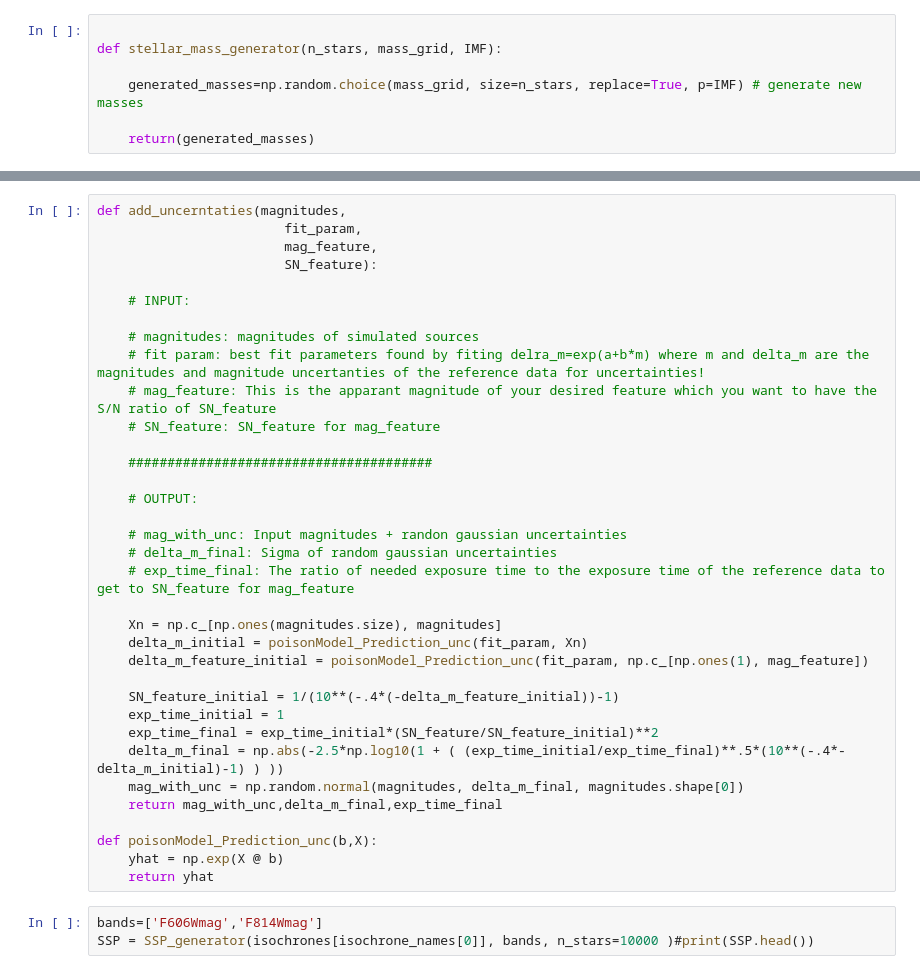
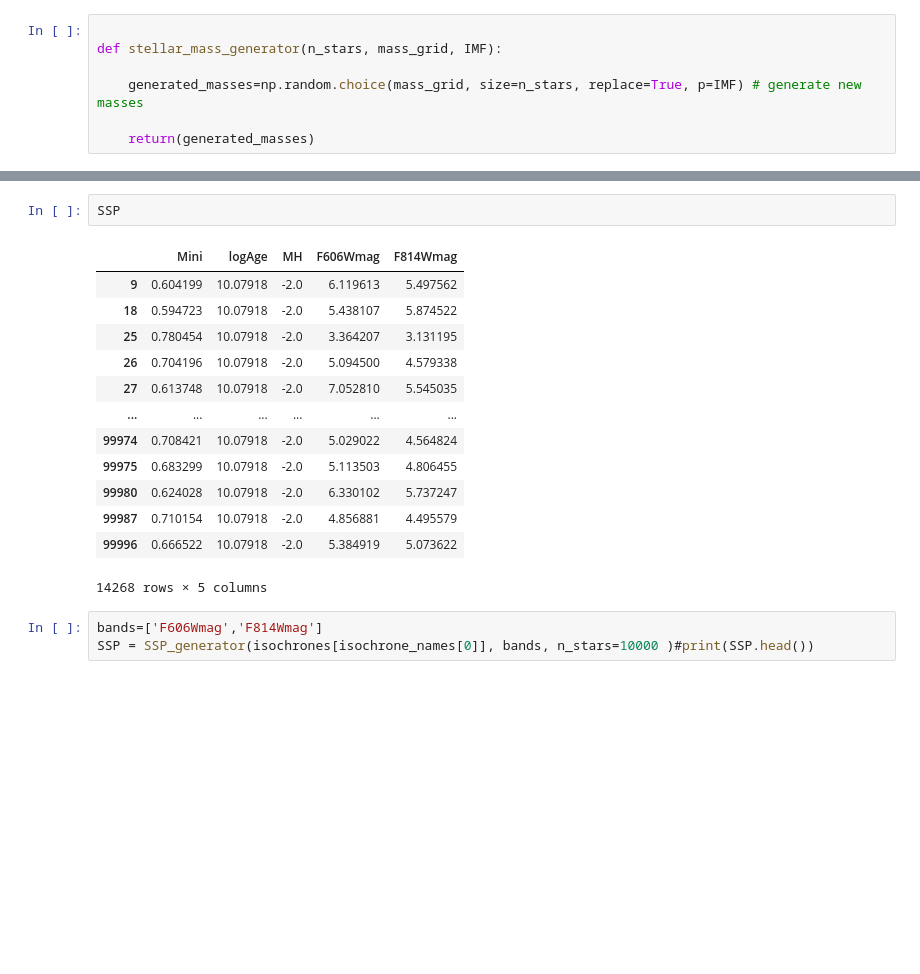
Before and after one commit to hapei/SSP_generator, a Jupyter notebook: star_factory/SSP.ipynb, the cells around one changed output, grey strips where cells are left out. Cells and saved outputs as stored; diff of their text form; blank space fills up the shorter version.

```diff
--- a/star_factory/SSP.ipynb
+++ b/star_factory/SSP.ipynb
@@ -208,38 +224,19 @@ No artists with labels found to put in legend.  Note that artists whose label st
-# %%
-def add_uncerntaties(magnitudes,
-                        fit_param,
-                        mag_feature,
-                        SN_feature):
-
-    # INPUT:
-
-    # magnitudes: magnitudes of simulated sources
-    # fit param: best fit parameters found by fiting delra_m=exp(a+b*m) where m and delta_m are the magnitudes and magnitude uncertanties of the reference data for uncertainties!
-    # mag_feature: This is the apparant magnitude of your desired feature which you want to have the S/N ratio of SN_feature
-    # SN_feature: SN_feature for mag_feature
-
-    #######################################
-
-    # OUTPUT:
-
-    # mag_with_unc: Input magnitudes + randon gaussian uncertainties
-    # delta_m_final: Sigma of random gaussian uncertainties
-    # exp_time_final: The ratio of needed exposure time to the exposure time of the reference data to get to SN_feature for mag_feature
-
-    Xn = np.c_[np.ones(magnitudes.size), magnitudes]
-    delta_m_initial = poisonModel_Prediction_unc(fit_param, Xn)
-    delta_m_feature_initial = poisonModel_Prediction_unc(fit_param, np.c_[np.ones(1), mag_feature])
-
-    SN_feature_initial = 1/(10**(-.4*(-delta_m_feature_initial))-1)
-    exp_time_initial = 1
-    exp_time_final = exp_time_initial*(SN_feature/SN_feature_initial)**2
-    delta_m_final = np.abs(-2.5*np.log10(1 + ( (exp_time_initial/exp_time_final)**.5*(10**(-.4*-delta_m_initial)-1) ) ))
-    mag_with_unc = np.random.normal(magnitudes, delta_m_final, magnitudes.shape[0])
-    return mag_with_unc,delta_m_final,exp_time_final
-
-def poisonModel_Prediction_unc(b,X):
-    yhat = np.exp(X @ b)
-    return yhat
+# %%
+SSP
+# %% [output]
+|  | Mini | logAge | MH | F606Wmag | F814Wmag |
+| 9 | 0.604199 | 10.07918 | -2.0 | 6.119613 | 5.497562 |
+| 18 | 0.594723 | 10.07918 | -2.0 | 5.438107 | 5.874522 |
+| 25 | 0.780454 | 10.07918 | -2.0 | 3.364207 | 3.131195 |
+| 26 | 0.704196 | 10.07918 | -2.0 | 5.094500 | 4.579338 |
+| 27 | 0.613748 | 10.07918 | -2.0 | 7.052810 | 5.545035 |
+| ... | ... | ... | ... | ... | ... |
+| 99974 | 0.708421 | 10.07918 | -2.0 | 5.029022 | 4.564824 |
+| 99975 | 0.683299 | 10.07918 | -2.0 | 5.113503 | 4.806455 |
+| 99980 | 0.624028 | 10.07918 | -2.0 | 6.330102 | 5.737247 |
+| 99987 | 0.710154 | 10.07918 | -2.0 | 4.856881 | 4.495579 |
+| 99996 | 0.666522 | 10.07918 | -2.0 | 5.384919 | 5.073622 |
+14268 rows × 5 columns
 # %%
 bands=['F606Wmag','F814Wmag']
 SSP = SSP_generator(isochrones[isochrone_names[0]], bands, n_stars=10000 )#print(SSP.head())
```
Also changed, not shown: parts of 7 cells of this notebook.
